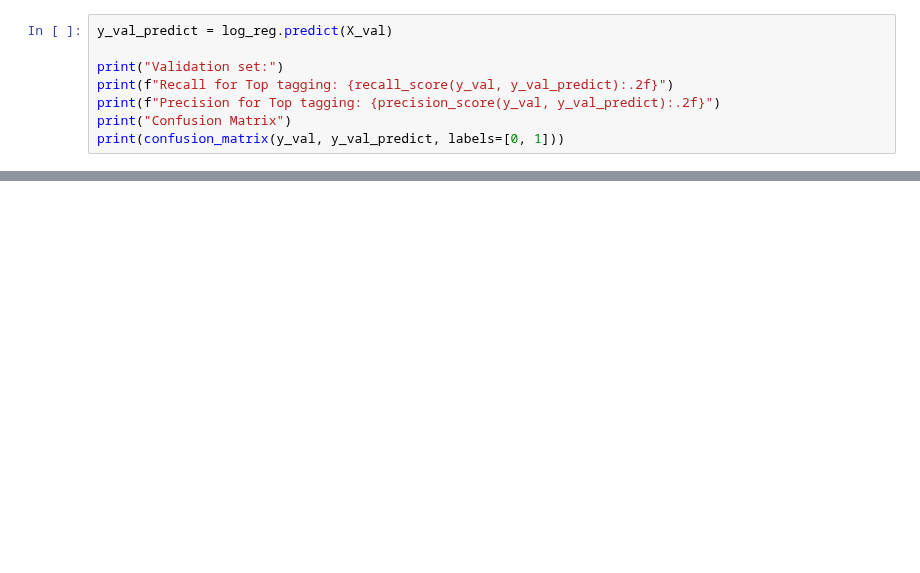
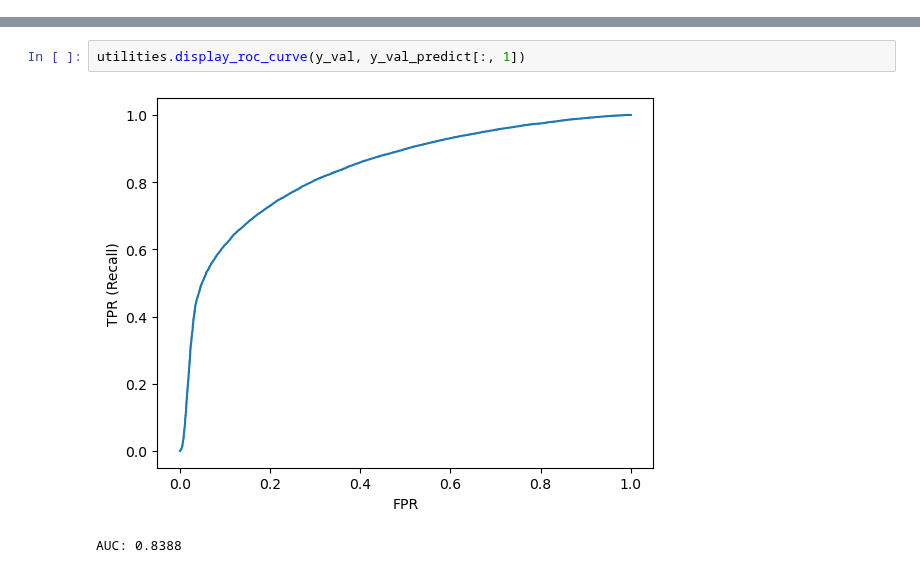
Before and after one commit to mathmartines/JetTagging, a Jupyter notebook: ML/EFPs/testing_algorithms/LogisticRegression_QuarkGluonTagging.ipynb, the cells around one changed output, grey strips where cells are left out. Saved outputs shown, nothing was run; the diff lists cells and outputs as text; blank space fills up the shorter version.

```diff
--- a/ML/EFPs/testing_algorithms/LogisticRegression_QuarkGluonTagging.ipynb
+++ b/ML/EFPs/testing_algorithms/LogisticRegression_QuarkGluonTagging.ipynb
@@ -82,8 +45,0 @@ Confusion Matrix
-# %%
-y_val_predict = log_reg.predict(X_val)
-
-print("Validation set:")
-print(f"Recall for Top tagging: {recall_score(y_val, y_val_predict):.2f}")
-print(f"Precision for Top tagging: {precision_score(y_val, y_val_predict):.2f}")
-print("Confusion Matrix")
-print(confusion_matrix(y_val, y_val_predict, labels=[0, 1]))
@@ -113,0 +51,5 @@ AUC: 0.69
+# %%
+utilities.display_roc_curve(y_val, y_val_predict[:, 1])
+# %% [output]
+[figure, added]
+AUC: 0.8388
```
Also changed, not shown: parts of 12 cells of this notebook, 12 other files.
